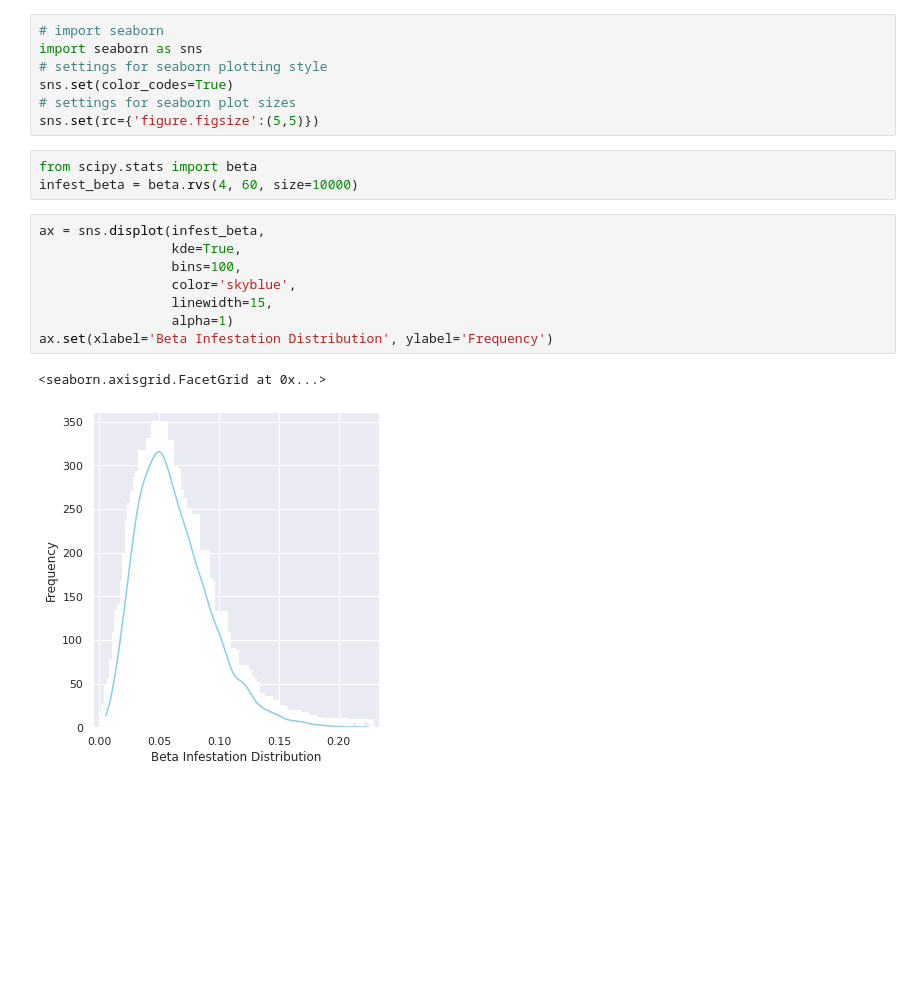
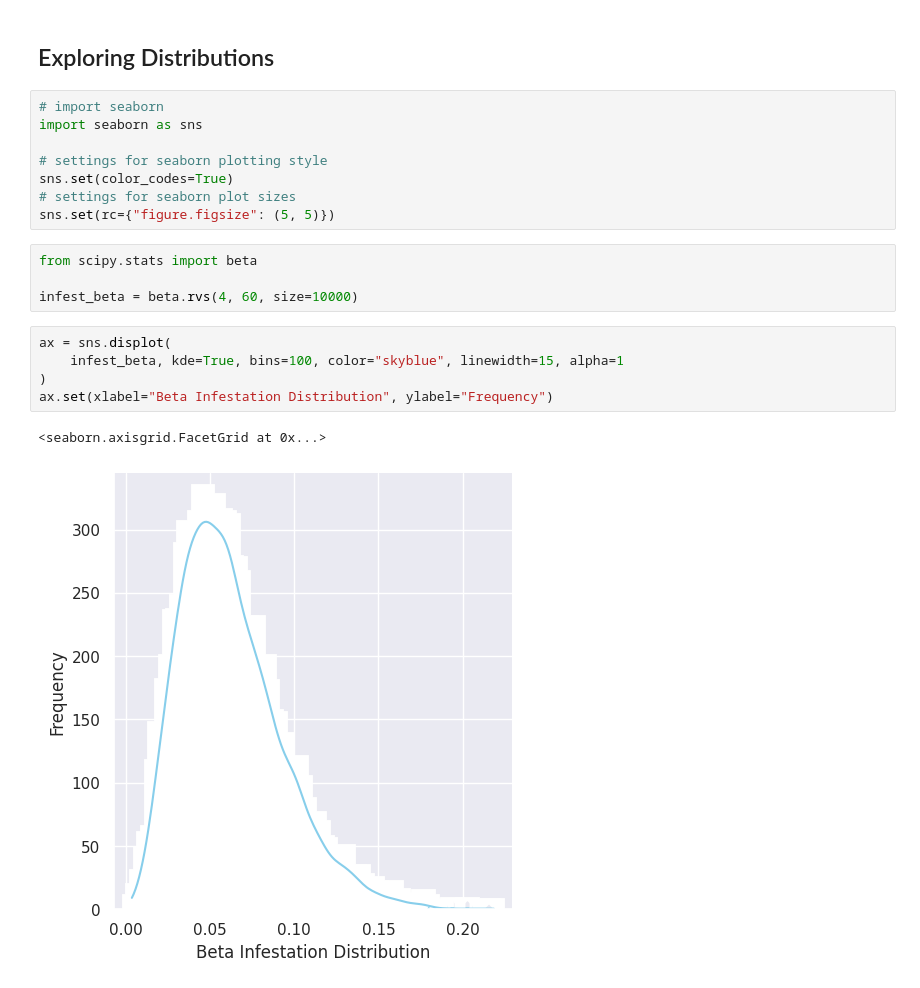
Before and after one commit to ncsu-landscape-dynamics/popsborder, a Jupyter notebook: examples/notebooks/contaminant_clustering.ipynb, the cells around one changed output. Cells and saved outputs as stored; diff of their text form; blank space fills up the shorter version.

```diff
--- a/examples/notebooks/contaminant_clustering.ipynb
+++ b/examples/notebooks/contaminant_clustering.ipynb
@@ -7,23 +177,24 @@ import math
+# %% [markdown]
+## Exploring Distributions
 # %%
 # import seaborn
 import seaborn as sns
+
 # settings for seaborn plotting style
 sns.set(color_codes=True)
 # settings for seaborn plot sizes
-sns.set(rc={'figure.figsize':(5,5)})
+sns.set(rc={"figure.figsize": (5, 5)})
 # %%
 from scipy.stats import beta
+
 infest_beta = beta.rvs(4, 60, size=10000)
 # %%
-ax = sns.displot(infest_beta,
-                 kde=True,
-                 bins=100,
-                 color='skyblue',
-                 linewidth=15,
-                 alpha=1)
-ax.set(xlabel='Beta Infestation Distribution', ylabel='Frequency')
+ax = sns.displot(
+    infest_beta, kde=True, bins=100, color="skyblue", linewidth=15, alpha=1
+)
+ax.set(xlabel="Beta Infestation Distribution", ylabel="Frequency")
 # %% [output]
 <seaborn.axisgrid.FacetGrid at 0x...>
-[figure, old version]
+[figure, new version]
 # %%
 # Choose infestation rate for shipment from beta distribution
```
Also changed, not shown: parts of 19 cells of this notebook, 4 other files.
